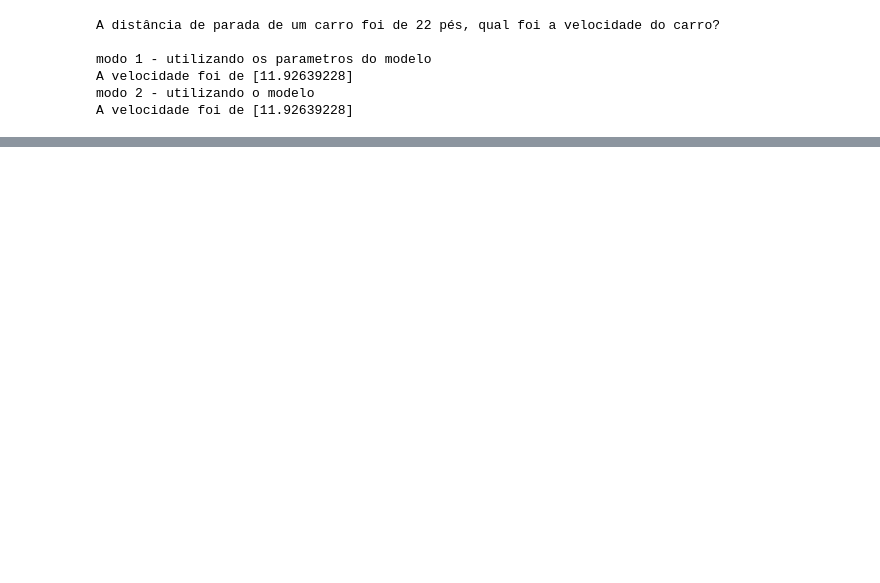
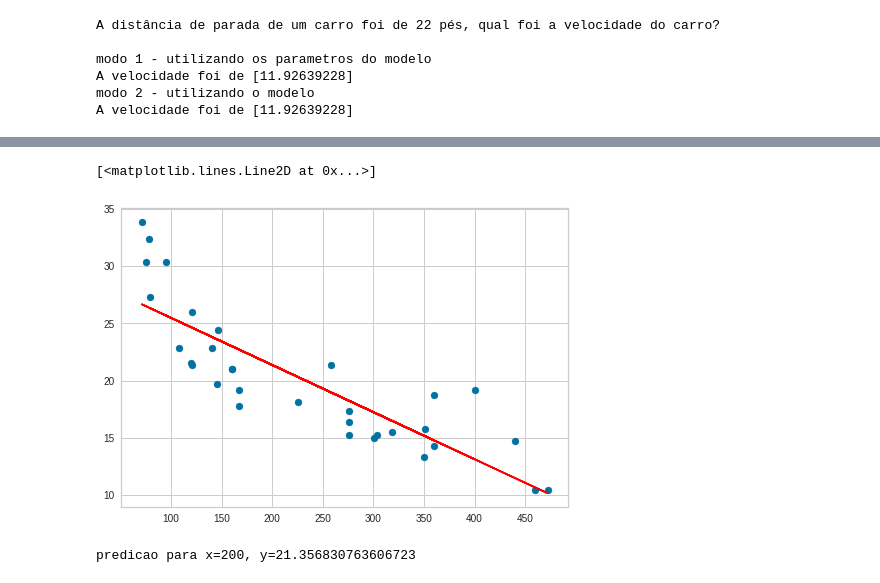
Before and after one commit to ronivaldo/udemy-curso-cientista_dados, a Jupyter notebook: 02_Estatistica_II.ipynb, the cells around one changed output, grey strips where cells are left out. Drawn from its saved outputs; the diff is of its cells as text; code cells hidden in the pictures; blank space fills up the shorter version.

```diff
--- a/02_Estatistica_II.ipynb
+++ b/02_Estatistica_II.ipynb
@@ -274,0 +412,10 @@ A velocidade foi de [11.92639228]
+# %%
+# variaveis = disp (atributo 2)
+X = base.iloc[:, 2].values
+# prever = mpg (atributo 0)
+y = base.iloc[:, 0].values
+
+print('X=')
+print(X[:5])
+print('y=')
+print(y[:5])
@@ -274,0 +427,28 @@ A velocidade foi de [11.92639228]
+# %%
+correlacao = np.corrcoef(X, y)
+print('correlacao de X e Y = {}'.format(correlacao[0,1]))
+
+# não modificar as linhas (-1) e adicionar uma coluna (1)
+X_reshaped = X.reshape(-1, 1)
+
+print('X_reshaped=')
+print(X_reshaped[:5])
+
+# modelo
+modelo = LinearRegression()
+modelo.fit(X_reshaped, y)
+
+# visualizar algumas informacoes da linha
+b = modelo.intercept_
+m = modelo.coef_
+
+# R^2 quanto as variaveis independentes explicam a variavel dependente
+r_2 = modelo.score(X_reshaped, y)
+print('R^2 = {}'.format(r_2))
+
+# o R^2 ajustado eh mais confiavel que somente R^2
+previsoes = modelo.predict(X_reshaped)
+print('previsoes=')
+print(previsoes[:5])
+print('y=')
+print(y[:5])
@@ -274,0 +508,13 @@ A velocidade foi de [11.92639228]
+# %%
+# visualizacao dos dados
+
+plt.scatter(X, y)
+plt.plot(X, previsoes, color='red')
+# %% [output]
+[<matplotlib.lines.Line2D at 0x...>]
+[figure, added]
+# %%
+y_para_x_200 = modelo.predict([[200]])
+print('predicao para x=200, y={}'.format(y_para_x_200[0]))
+# %% [output]
+predicao para x=200, y=21.356830763606723
```
Also changed, not shown: parts of 19 cells of this notebook.
